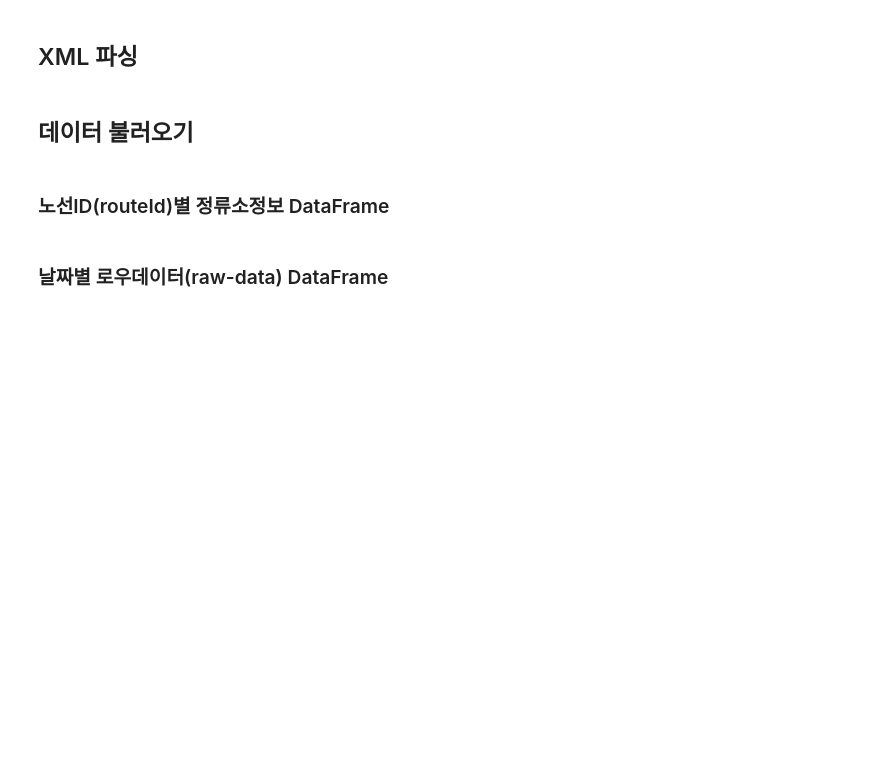
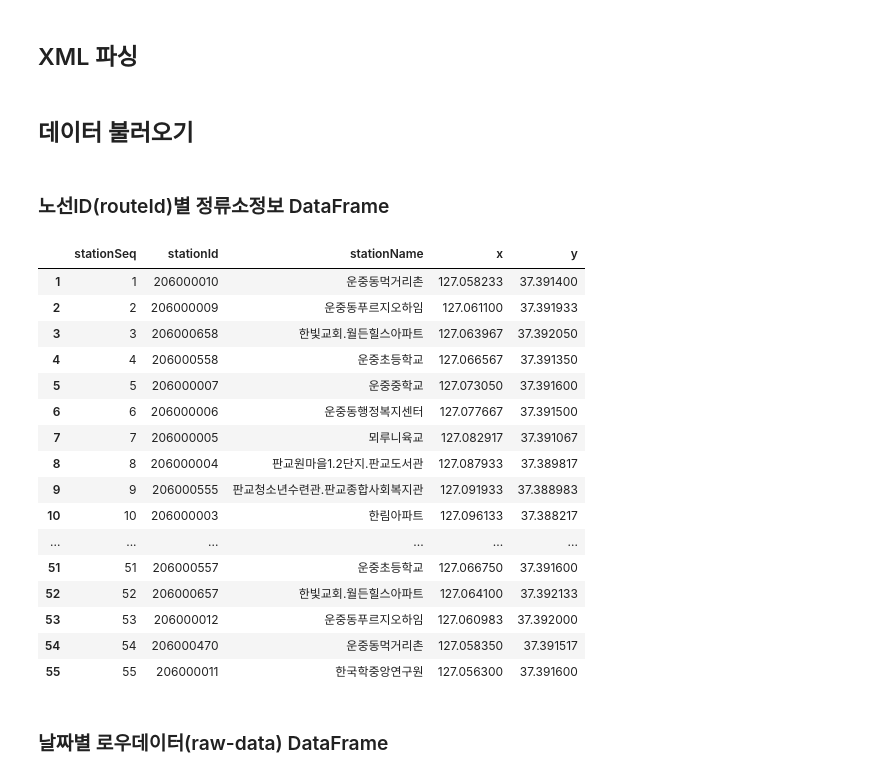
Before and after one commit to pilltong/Data-Structure-Project, a Jupyter notebook: BTTA_MakeTimeTable.ipynb, the cells around one changed output. Saved outputs shown, nothing was run; the diff lists cells and outputs as text; code cells hidden in the pictures; blank space fills up the shorter version.

```diff
--- a/BTTA_MakeTimeTable.ipynb
+++ b/BTTA_MakeTimeTable.ipynb
@@ -316,6 +316,26 @@ outputFileName = todayDateTimeStr + '.csv'
 oneLineXML = apiInfo(routeId)
 station_df = makeInfoDf(oneLineXML)
 rangeIndex = makeRangeIndex(station_df)
+# %%
+station_df
+# %% [output]
+|  | stationSeq | stationId | stationName | x | y |
+| 1 | 1 | 206000010 | 운중동먹거리촌 | 127.058233 | 37.391400 |
+| 2 | 2 | 206000009 | 운중동푸르지오하임 | 127.061100 | 37.391933 |
+| 3 | 3 | 206000658 | 한빛교회.월든힐스아파트 | 127.063967 | 37.392050 |
+| 4 | 4 | 206000558 | 운중초등학교 | 127.066567 | 37.391350 |
+| 5 | 5 | 206000007 | 운중중학교 | 127.073050 | 37.391600 |
+| 6 | 6 | 206000006 | 운중동행정복지센터 | 127.077667 | 37.391500 |
+| 7 | 7 | 206000005 | 뫼루니육교 | 127.082917 | 37.391067 |
+| 8 | 8 | 206000004 | 판교원마을1.2단지.판교도서관 | 127.087933 | 37.389817 |
+| 9 | 9 | 206000555 | 판교청소년수련관.판교종합사회복지관 | 127.091933 | 37.388983 |
+| 10 | 10 | 206000003 | 한림아파트 | 127.096133 | 37.388217 |
+| ... | ... | ... | ... | ... | ... |
+| 51 | 51 | 206000557 | 운중초등학교 | 127.066750 | 37.391600 |
+| 52 | 52 | 206000657 | 한빛교회.월든힐스아파트 | 127.064100 | 37.392133 |
+| 53 | 53 | 206000012 | 운중동푸르지오하임 | 127.060983 | 37.392000 |
+| 54 | 54 | 206000470 | 운중동먹거리촌 | 127.058350 | 37.391517 |
+| 55 | 55 | 206000011 | 한국학중앙연구원 | 127.056300 | 37.391600 |
 # %%
 outputFolderPath = os.getcwd() + '/out/' + str(routeId) + '/'
 createFolder(outputFolderPath)
```
Also changed, not shown: parts of 26 cells of this notebook, 1 other file.
